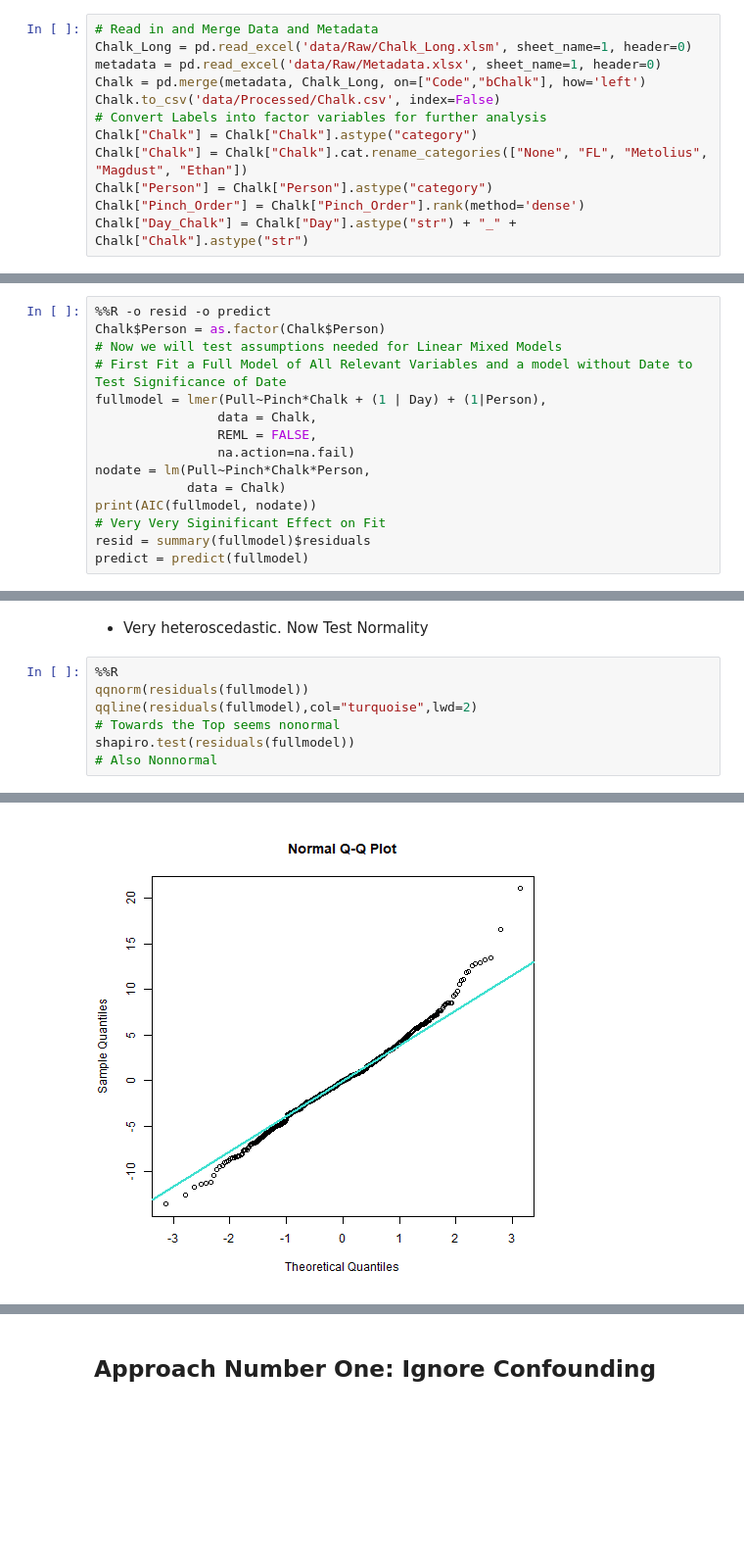
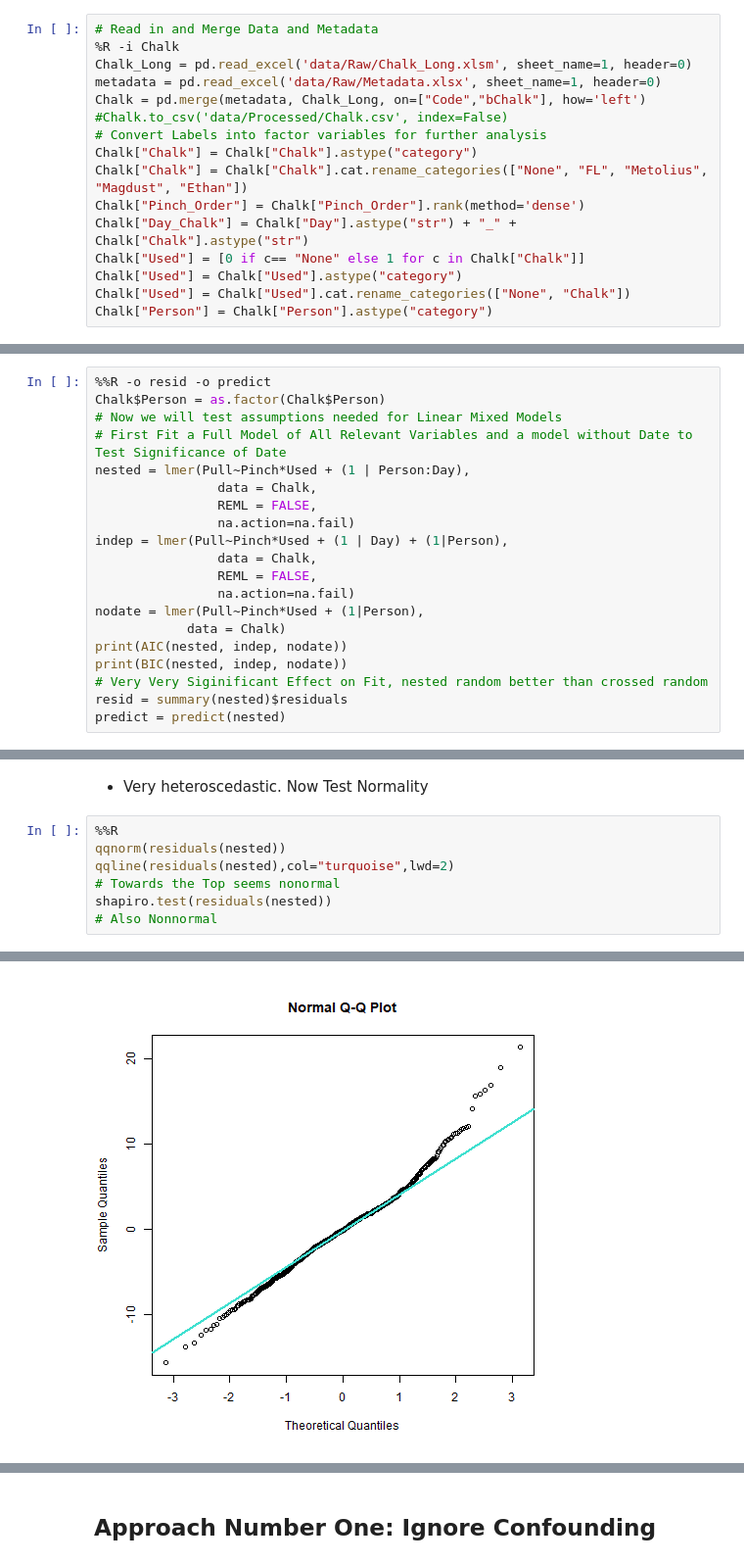
Before and after one commit to another-phytophile/Ethan_Chalk_Project, a Jupyter notebook: Code/Final Report.ipynb, the cells around one changed output, grey strips where cells are left out. Shown at 98% size. Saved outputs shown, nothing was run; the diff lists cells and outputs as text; blank space fills up the shorter version.

```diff
--- a/Code/Final Report.ipynb
+++ b/Code/Final Report.ipynb
@@ -88,16 +82,20 @@ Variables are:
 The wrangling section is below. Mostly easy to clean, but some variables needed to be converted into factors.
 # %%
 # Read in and Merge Data and Metadata
+%R -i Chalk
 Chalk_Long = pd.read_excel('data/Raw/Chalk_Long.xlsm', sheet_name=1, header=0)
 metadata = pd.read_excel('data/Raw/Metadata.xlsx', sheet_name=1, header=0)
 Chalk = pd.merge(metadata, Chalk_Long, on=["Code","bChalk"], how='left')
-Chalk.to_csv('data/Processed/Chalk.csv', index=False)
+#Chalk.to_csv('data/Processed/Chalk.csv', index=False)
 # Convert Labels into factor variables for further analysis
 Chalk["Chalk"] = Chalk["Chalk"].astype("category")
 Chalk["Chalk"] = Chalk["Chalk"].cat.rename_categories(["None", "FL", "Metolius", "Magdust", "Ethan"])
-Chalk["Person"] = Chalk["Person"].astype("category")
 Chalk["Pinch_Order"] = Chalk["Pinch_Order"].rank(method='dense')
 Chalk["Day_Chalk"] = Chalk["Day"].astype("str") + "_" + Chalk["Chalk"].astype("str")
+Chalk["Used"] = [0 if c== "None" else 1 for c in Chalk["Chalk"]]
+Chalk["Used"] = Chalk["Used"].astype("category")
+Chalk["Used"] = Chalk["Used"].cat.rename_categories(["None", "Chalk"])
+Chalk["Person"] = Chalk["Person"].astype("category")
 # %%
 # Now let us check that our wrangling worked as expected
 Chalk.info()
@@ -269,14 +267,19 @@ Now we will test assumptions needed for Linear Mixed Models. I will increase pow
 Chalk$Person = as.factor(Chalk$Person)
 # Now we will test assumptions needed for Linear Mixed Models
 # First Fit a Full Model of All Relevant Variables and a model without Date to Test Significance of Date
-fullmodel = lmer(Pull~Pinch*Chalk + (1 | Day) + (1|Person),
+nested = lmer(Pull~Pinch*Used + (1 | Person:Day),
                 data = Chalk,
                 REML = FALSE,
                 na.action=na.fail)
-nodate = lm(Pull~Pinch*Chalk*Person,
+indep = lmer(Pull~Pinch*Used + (1 | Day) + (1|Person),
+                data = Chalk,
+                REML = FALSE,
+                na.action=na.fail)
+nodate = lmer(Pull~Pinch*Used + (1|Person),
             data = Chalk)
-print(AIC(fullmodel, nodate))
-# Very Very Siginificant Effect on Fit
-resid = summary(fullmodel)$residuals
-predict = predict(fullmodel)
+print(AIC(nested, indep, nodate))
+print(BIC(nested, indep, nodate))
+# Very Very Siginificant Effect on Fit, nested random better than crossed random
+resid = summary(nested)$residuals
+predict = predict(nested)
 # %% [output]
@@ -298,10 +306,10 @@ testrelresid.show()
 - Very heteroscedastic. Now Test Normality
 # %%
 %%R
-qqnorm(residuals(fullmodel))
-qqline(residuals(fullmodel),col="turquoise",lwd=2)
+qqnorm(residuals(nested))
+qqline(residuals(nested),col="turquoise",lwd=2)
 # Towards the Top seems nonormal
-shapiro.test(residuals(fullmodel))
+shapiro.test(residuals(nested))
 # Also Nonnormal
 # %% [output]
         Shapiro-Wilk normality test
@@ -311,4 +319,4 @@ W = 0.98712, p-value = 5.752e-05
-[figure, old version]
+[figure, new version]
 # %% [markdown]
 # Data Analysis Plan
 
```
Also changed, not shown: parts of 12 cells of this notebook.
